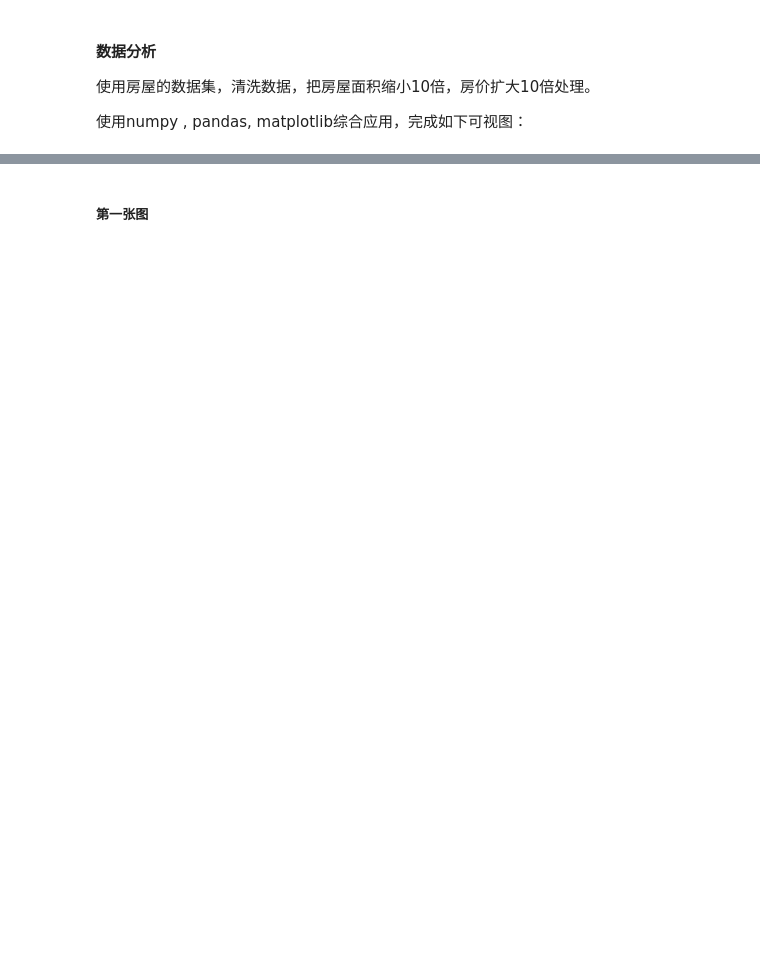
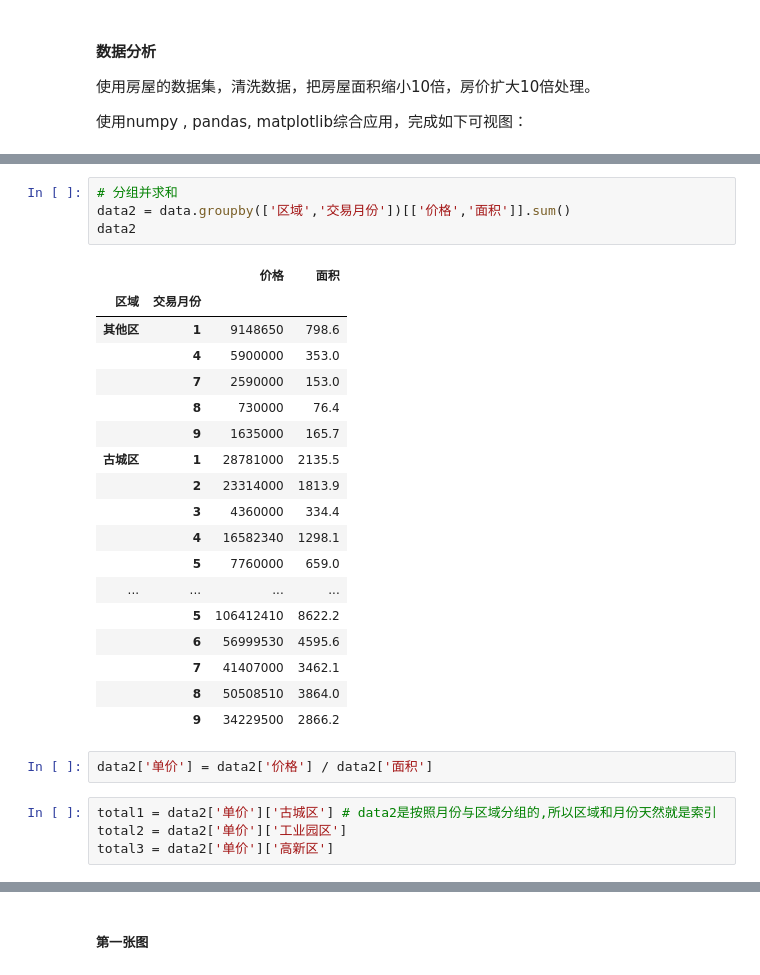
Before and after one commit to yuluochengwen/AI, a Jupyter notebook: 04_第四周/0812_数据分析_homework.ipynb, the cells around one changed output, grey strips where cells are left out. Cells and saved outputs as stored; diff of their text form; blank space fills up the shorter version.

```diff
--- a/04_第四周/0812_数据分析_homework.ipynb
+++ b/04_第四周/0812_数据分析_homework.ipynb
@@ -10,0 +35,29 @@ plt.rcParams['font.sans-serif'] = ['SimHei']
+# %%
+# 分组并求和
+data2 = data.groupby(['区域','交易月份'])[['价格','面积']].sum()
+data2
+# %% [output]
+|  |  | 价格 | 面积 |
+| 区域 | 交易月份 |  |  |
+| 其他区 | 1 | 9148650 | 798.6 |
+|  | 4 | 5900000 | 353.0 |
+|  | 7 | 2590000 | 153.0 |
+|  | 8 | 730000 | 76.4 |
+|  | 9 | 1635000 | 165.7 |
+| 古城区 | 1 | 28781000 | 2135.5 |
+|  | 2 | 23314000 | 1813.9 |
+|  | 3 | 4360000 | 334.4 |
+|  | 4 | 16582340 | 1298.1 |
+|  | 5 | 7760000 | 659.0 |
+| ... | ... | ... | ... |
+|  | 5 | 106412410 | 8622.2 |
+|  | 6 | 56999530 | 4595.6 |
+|  | 7 | 41407000 | 3462.1 |
+|  | 8 | 50508510 | 3864.0 |
+|  | 9 | 34229500 | 2866.2 |
+# %%
+data2['单价'] = data2['价格'] / data2['面积']
+# %%
+total1 = data2['单价']['古城区'] # data2是按照月份与区域分组的,所以区域和月份天然就是索引
+total2 = data2['单价']['工业园区']
+total3 = data2['单价']['高新区']
```
Also changed, not shown: parts of 22 cells of this notebook, 55 other files.
